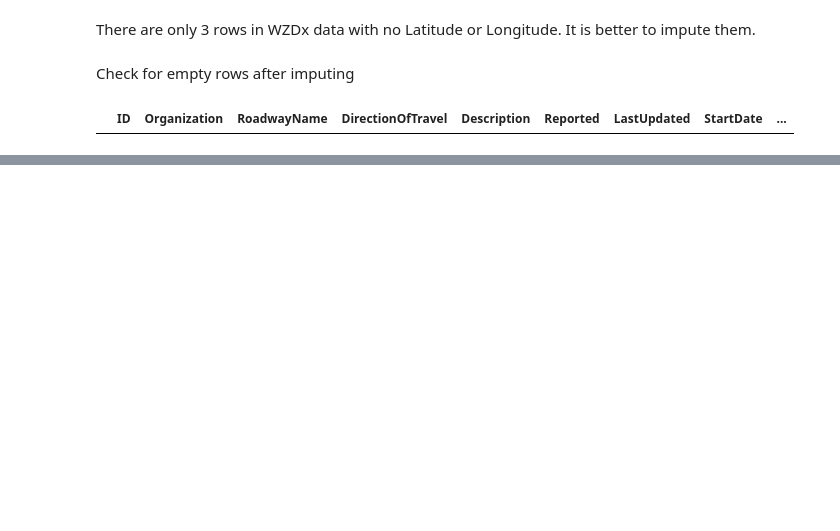
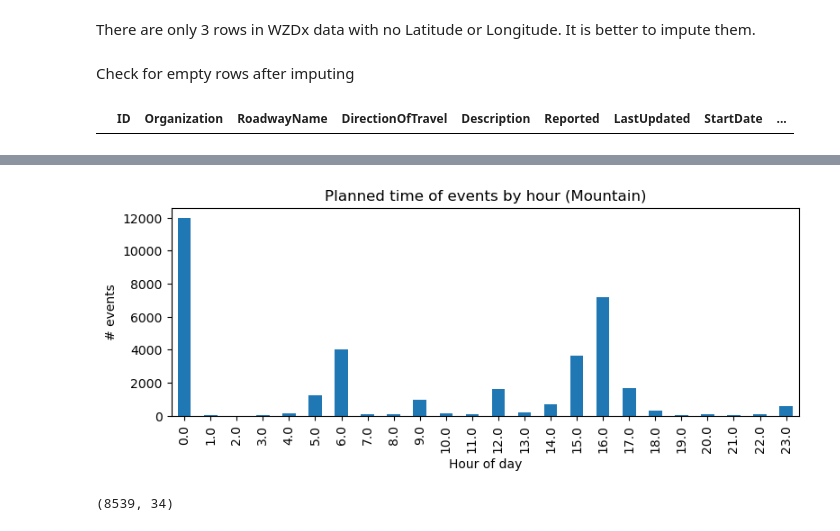
Before and after one commit to kdona/fall-2025-traffic-prediction, a Jupyter notebook: eda/ga/eda_notebook.ipynb, the cells around one changed output, grey strips where cells are left out. Cells and saved outputs as stored; diff of their text form; code cells hidden in the pictures; blank space fills up the shorter version.

```diff
--- a/eda/ga/eda_notebook.ipynb
+++ b/eda/ga/eda_notebook.ipynb
@@ -143,0 +169,16 @@ m.save("events.html")
+# %%
+reportedDT = pd.to_datetime(df['LocalPlannedEndDate'])
+by_hour = reportedDT.dt.hour.value_counts().sort_index()
+
+ax = by_hour.plot(kind='bar', figsize=(9,3))
+ax.set_xlabel('Hour of day'); ax.set_ylabel('# events'); ax.set_title('Planned time of events by hour (Mountain)')
+plt.show()
+# %% [output]
+[figure, added]
+# %%
+# dfImputed = df_in.loc[~mask_time]
+dfImputed = df_in.loc[df_in['EventType'].isin(['accidentsAndIncidents'])]
+# dfComplementImputed = df_in.loc[mask_time]
+dfImputed.shape
+# %% [output]
+(8539, 34)
```
Also changed, not shown: parts of 23 cells of this notebook, 6 other files.
